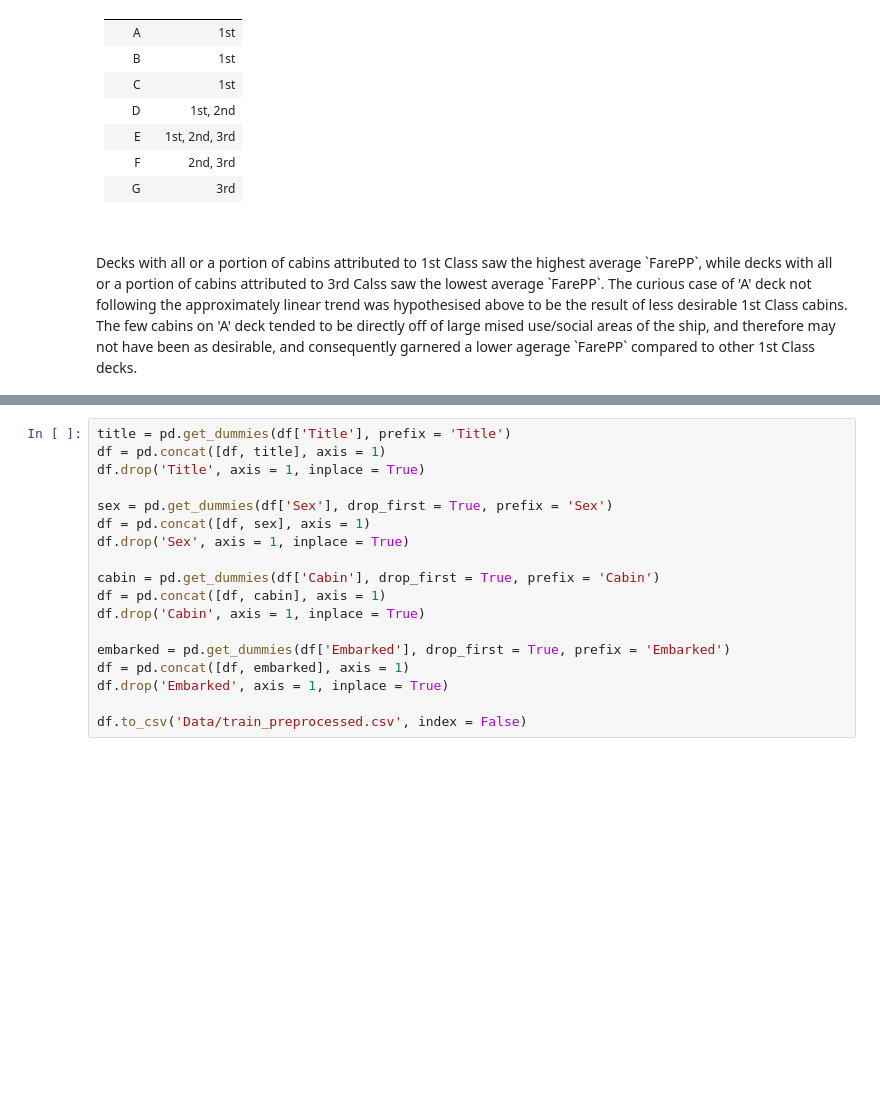
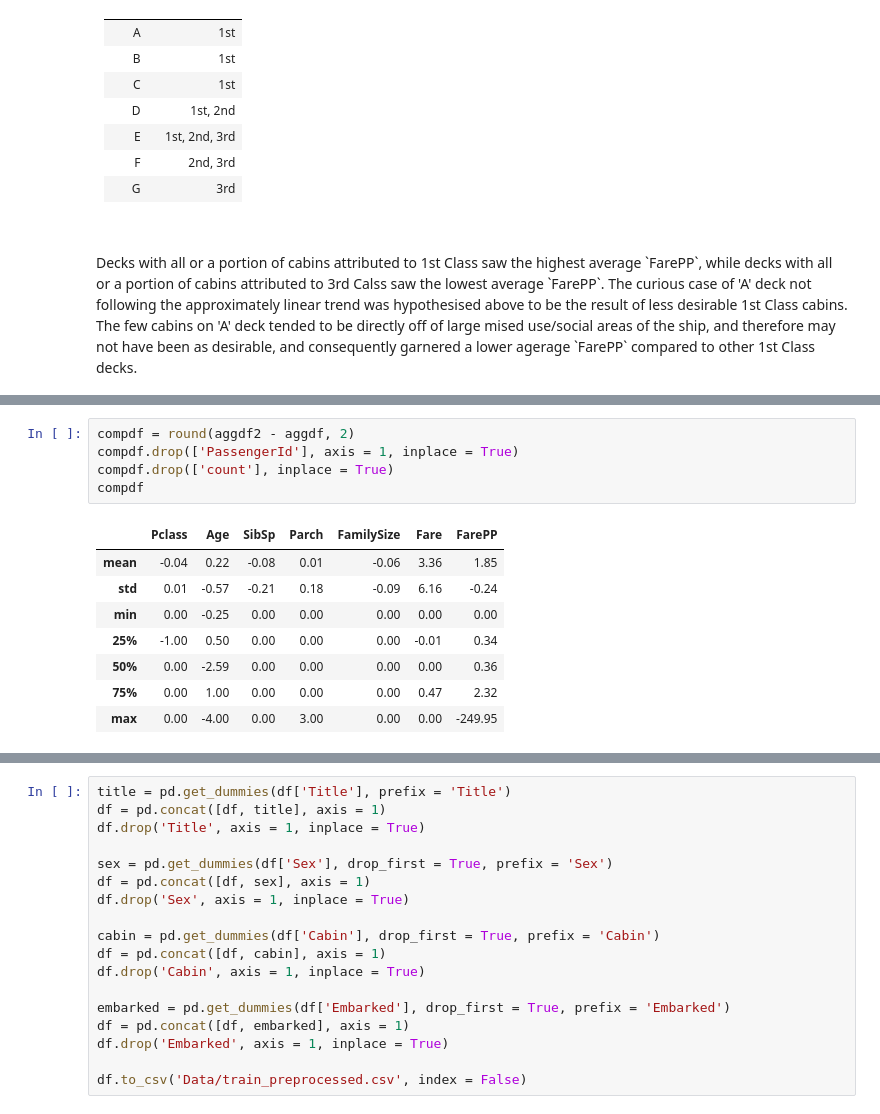
Before and after one commit to ddiston/Kaggle_Titanic, a Jupyter notebook: 01-Titanic_Preprocessing.ipynb, the cells around one changed output, grey strips where cells are left out. Cells and saved outputs as stored; diff of their text form; blank space fills up the shorter version.

```diff
--- a/01-Titanic_Preprocessing.ipynb
+++ b/01-Titanic_Preprocessing.ipynb
@@ -1377,0 +1402,14 @@ Decks with all or a portion of cabins attributed to 1st Class saw the highest av
+# %%
+compdf = round(aggdf2 - aggdf, 2)
+compdf.drop(['PassengerId'], axis = 1, inplace = True)
+compdf.drop(['count'], inplace = True)
+compdf
+# %% [output]
+|  | Pclass | Age | SibSp | Parch | FamilySize | Fare | FarePP |
+| mean | -0.04 | 0.22 | -0.08 | 0.01 | -0.06 | 3.36 | 1.85 |
+| std | 0.01 | -0.57 | -0.21 | 0.18 | -0.09 | 6.16 | -0.24 |
+| min | 0.00 | -0.25 | 0.00 | 0.00 | 0.00 | 0.00 | 0.00 |
+| 25% | -1.00 | 0.50 | 0.00 | 0.00 | 0.00 | -0.01 | 0.34 |
+| 50% | 0.00 | -2.59 | 0.00 | 0.00 | 0.00 | 0.00 | 0.36 |
+| 75% | 0.00 | 1.00 | 0.00 | 0.00 | 0.00 | 0.47 | 2.32 |
+| max | 0.00 | -4.00 | 0.00 | 3.00 | 0.00 | 0.00 | -249.95 |
```
Also changed, not shown: parts of 8 cells of this notebook.
